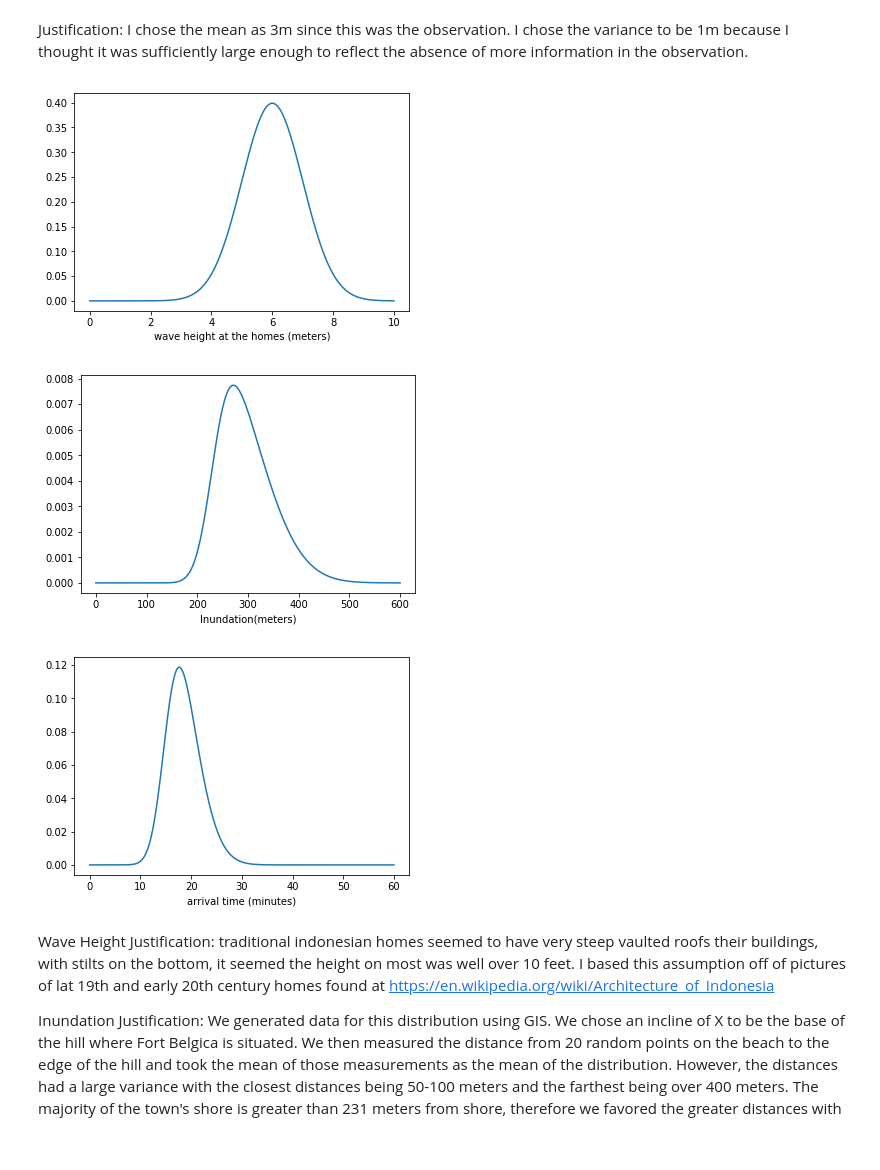
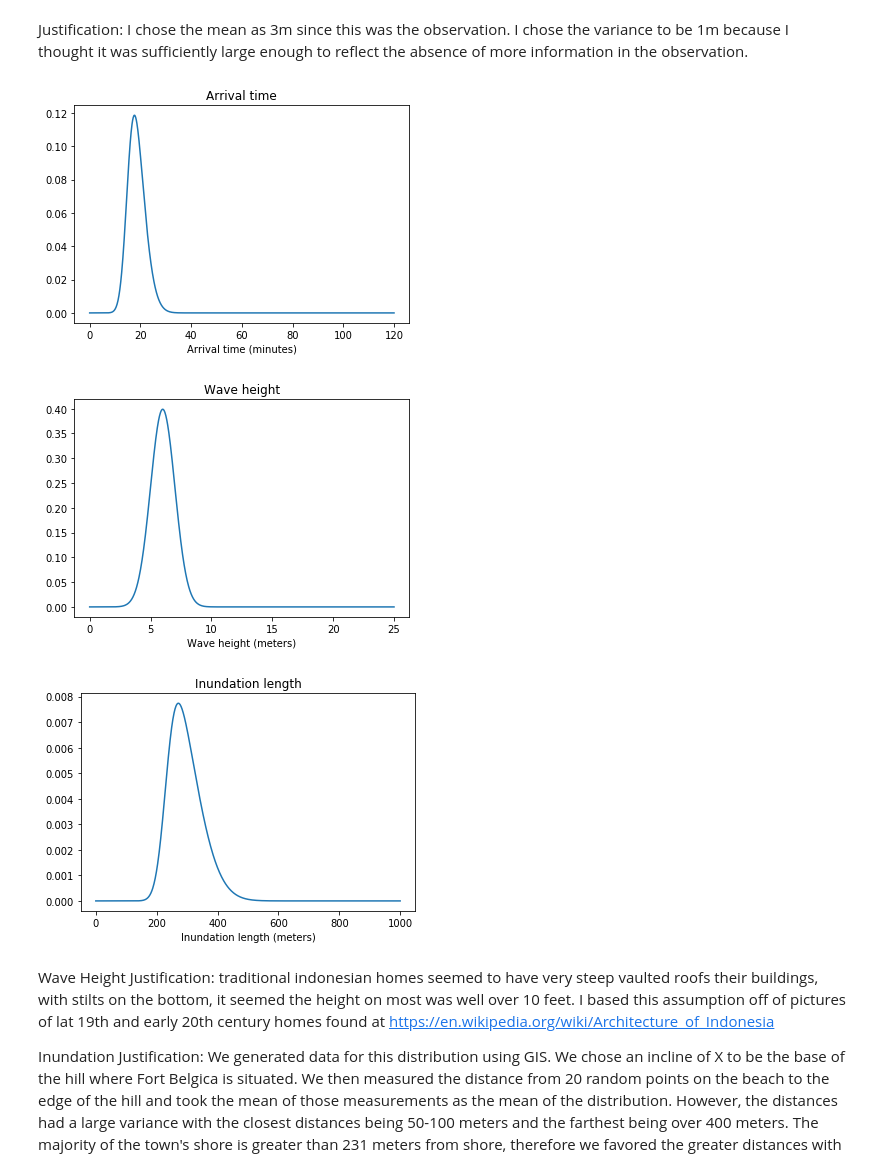
Before and after one commit to jpw37/tsunamibayes, a Jupyter notebook: Model_Scripts/Scenarios/1852jgr/PreRun/Gauges.ipynb, the cells around one changed output. Saved outputs shown, nothing was run; the diff lists cells and outputs as text; code cells hidden in the pictures.

```diff
--- a/Model_Scripts/Scenarios/1852jgr/PreRun/Gauges.ipynb
+++ b/Model_Scripts/Scenarios/1852jgr/PreRun/Gauges.ipynb
@@ -129,63 +132,64 @@ arrival_mean = 15  # in minutes
 arrival_std = 5
 arrival_params = [arrival_skew_param, arrival_mean, arrival_std]
 height_mean = 6.0  # in meters
 height_std = 1.0
 height_params = [height_mean, height_std]
 inundation_skew_param = 3
 inundation_mean = 231  # in meters
 inundation_std = 85
 inundation_params = [inundation_skew_param, inundation_mean, inundation_std]
 
 # Load the beta angles for the shore elevation for inundation priors for
 # BANDA_NEIRA
 ShoreAngles = ShoreAngle('south_banda_neira_profiles')
 profiles_to_average = [1, 2, 3]
 BANDA_NEIRA_average_angle = ShoreAngles.getAveragesSlopeAngles(profiles_to_average)
 beta = BANDA_NEIRA_average_angle
 
 n = .03
 
 g = Gauge(name, longitude, latitude, distance,
                 kind, arrival_params, height_params, inundation_params, beta, n, city_name)
 gauges.append(g.to_json())
 
-Neira_1 = stats.norm(height_mean,height_std)
-D_Neira_1 = np.linspace(0,10,1000)
-plt.plot(D_Neira_1, Neira_1.pdf(D_Neira_1))
-plt.xlabel("wave height at the homes (meters)")
-plt.plot()
-plt.show()
+# Neira_1 = stats.norm(height_mean,height_std)
+# D_Neira_1 = np.linspace(0,10,1000)
+# plt.plot(D_Neira_1, Neira_1.pdf(D_Neira_1))
+# plt.xlabel("wave height at the homes (meters)")
+# plt.plot()
+# plt.show()
 
-#Banda Neira - Wichmann
-#Pg 148 - "Reached the base of the hill on which Fort
-#Belgica is built on Banda Neira
-#Fort Nassau side dock shore coordinates: [-4.529905, 129.897376]
+# #Banda Neira - Wichmann
+# #Pg 148 - "Reached the base of the hill on which Fort
+# #Belgica is built on Banda Neira
+# #Fort Nassau side dock shore coordinates: [-4.529905, 129.897376]
 
-domain = np.linspace(0,600,1000)
-distrib = stats.skewnorm.pdf(domain,inundation_skew_param,inundation_mean,inundation_std)
-plt.plot(domain,distrib)
-plt.xlabel("Inundation(meters)")
-plt.show()
+# domain = np.linspace(0,600,1000)
+# distrib = stats.skewnorm.pdf(domain,inundation_skew_param,inundation_mean,inundation_std)
+# plt.plot(domain,distrib)
+# plt.xlabel("Inundation(meters)")
+# plt.show()
 
-#Banda Neira - Wichmann
-#Pg 144 - 145 - "Barely had the ground
-#been calm for a quarter of an hour when the flood wave crashed in
+# #Banda Neira - Wichmann
+# #Pg 144 - 145 - "Barely had the ground
+# #been calm for a quarter of an hour when the flood wave crashed in
 
-#Fort Nassau side dock shore coordinates: [-4.529905, 129.897376]
+# #Fort Nassau side dock shore coordinates: [-4.529905, 129.897376]
 
-mean = 15
-var = 5
-skew = 2
+# mean = 15
+# var = 5
+# skew = 2
 
-D_Neira_Time = np.linspace(0,60,1000)
-Neira_Time = stats.skewnorm.pdf(D_Neira_Time, arrival_skew_param,arrival_mean,arrival_std)
-plt.plot(D_Neira_Time, Neira_Time)
-plt.xlabel("arrival time (minutes)")
-plt.show()
+# D_Neira_Time = np.linspace(0,60,1000)
+# Neira_Time = stats.skewnorm.pdf(D_Neira_Time, arrival_skew_param,arrival_mean,arrival_std)
+# plt.plot(D_Neira_Time, Neira_Time)
+# plt.xlabel("arrival time (minutes)")
+# plt.show()
+g.plot()
 # %% [output]
-[figure, old version]
+[figure, new version]
-[figure, old version]
+[figure, new version]
-[figure, old version]
+[figure, new version]
 # %% [markdown]
 Wave Height Justification: traditional indonesian homes seemed to have very steep vaulted roofs their buildings, with stilts on the bottom, it seemed the height on most was well over 10 feet. I based this assumption off of pictures of lat 19th and early 20th century homes found at https://en.wikipedia.org/wiki/Architecture_of_Indonesia
 
```
Also changed, not shown: parts of 13 cells of this notebook, 5 other files.
